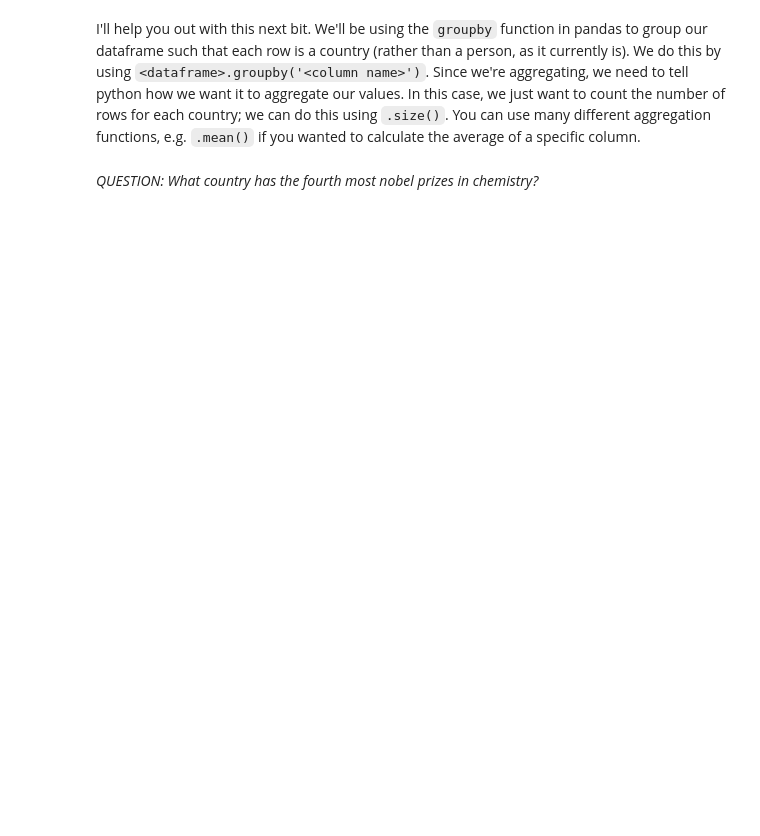
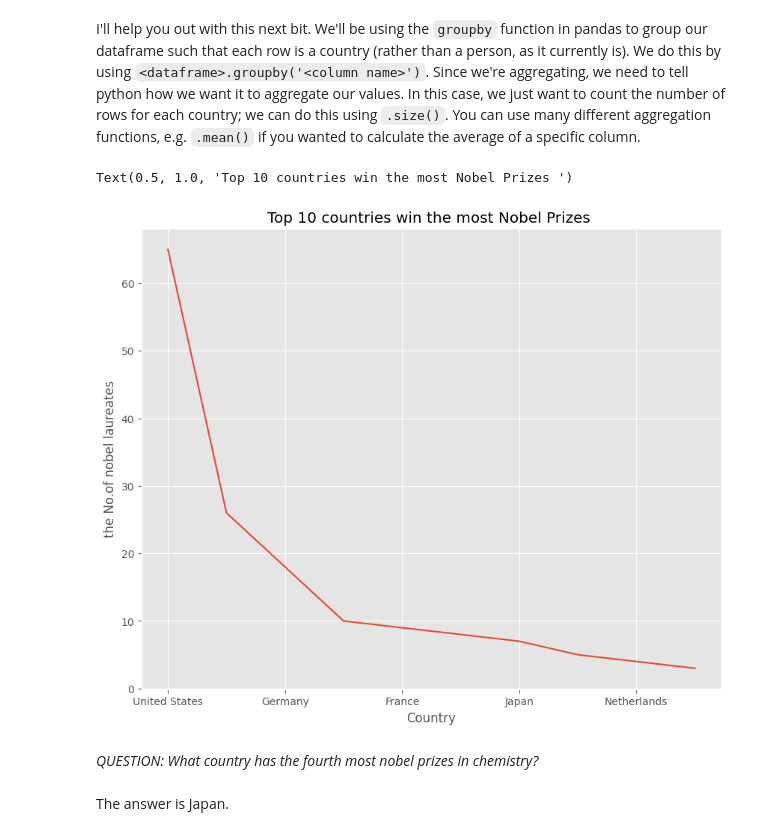
Before and after one commit to boboguan/QM2, a Jupyter notebook: notebooks/W02. Pandas.ipynb, the cells around one changed output. Drawn from its saved outputs; the diff is of its cells as text; code cells hidden in the pictures; blank space fills up the shorter version.

```diff
--- a/notebooks/W02. Pandas.ipynb
+++ b/notebooks/W02. Pandas.ipynb
@@ -417,5 +484,9 @@ And there we have it; a nicely formatted dataframe ready for analysis, straight
 Using the following URL https://en.wikipedia.org/wiki/List_of_Nobel_laureates_in_Chemistry create a plot of the top 10 countries in terms of nobel laureates. First, follow the steps below:
 # %%
 # scrape the table of Nobel Laureates in Chemistry using read_html. remember, this gives us a LIST of dataframes! lets call this list chem_tables
-
+url = 'https://en.wikipedia.org/wiki/List_of_Nobel_laureates_in_Chemistry'
+chem_tables = pandas.read_html(url)
+chem_tables
 # select the first dataframe from this list and call it chem
+chem = chem_tables[0]
+chem
@@ -424,10 +509,20 @@ I'll help you out with this next bit. We'll be using the `groupby` function in p
 # %%
 # here, we're creating a new dataframe called 'country' in which each row is a country, and the values represent the number of nobel laureates.
 countries=chem.groupby('Country[B]').size()
 
 #now let's sort it in descending order
-countries.sort_values(ascending=False)
+countries = countries.sort_values(ascending=False)
 
 # finally, plot the top 10 countries
+countries = countries [0:10]
+countries.plot()
+plt.xlabel('Country')
+plt.ylabel('the No.of nobel laureates')
+plt.title('Top 10 countries win the most Nobel Prizes ')
+# %% [output]
+Text(0.5, 1.0, 'Top 10 countries win the most Nobel Prizes ')
+[figure, added]
 # %% [markdown]
 *QUESTION: What country has the fourth most nobel prizes in chemistry?*
+# %% [markdown]
+The answer is Japan.
```
Also changed, not shown: parts of 10 cells of this notebook.
